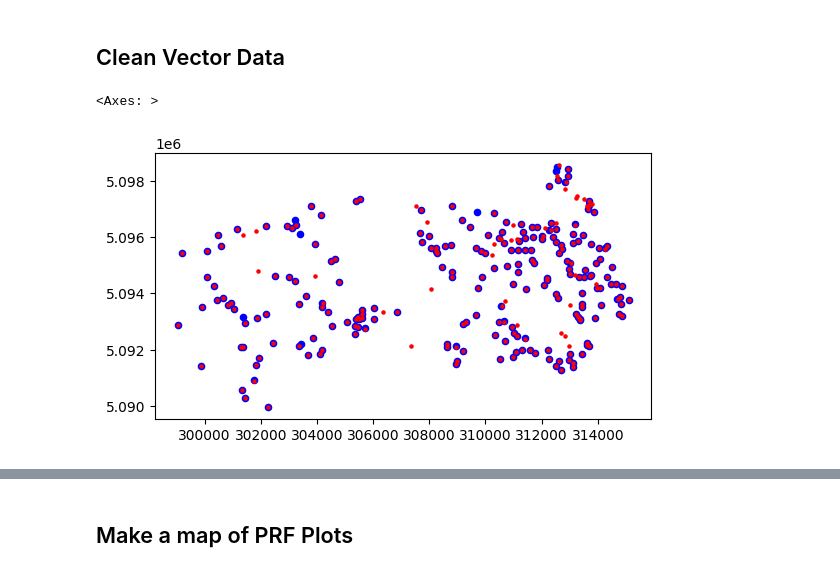
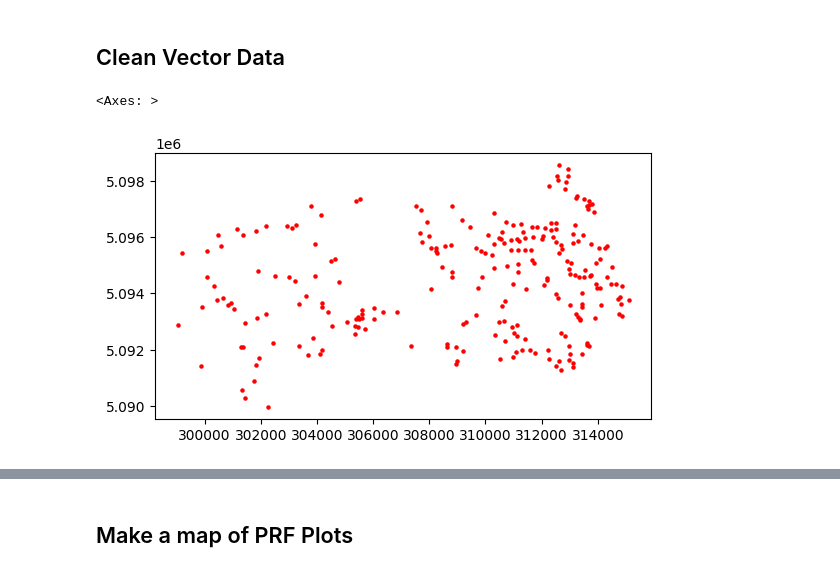
Before and after one commit to subornaa/Data-Analytics-Tutorials, a Jupyter notebook: preprocessing.ipynb, the cells around one changed output, grey strips where cells are left out. Saved outputs shown, nothing was run; the diff lists cells and outputs as text; code cells hidden in the pictures.

```diff
--- a/preprocessing.ipynb
+++ b/preprocessing.ipynb
@@ -178,19 +182,11 @@ boundary_gdf = gpd.read_file(os.path.join(data_dir, 'prf_boundary/prf_boundary.s
 # %%
 # Read plot data
 
 plots_2018_fpath = r'data/SPL2018_EFI_ground_plots/PRF_SPL2018_EFI_plots_pts_wgs84.shp'
 plots_2018_gdf = gpd.read_file(plots_2018_fpath)
 
-plots_2014_fpath = r'data\Points\AFRITPRF_Points_Sept26_14.shp'
-plots_2014_gdf = gpd.read_file(plots_2014_fpath)
-
-
-plots_2014_gdf.to_crs(plots_2018_gdf.crs, inplace=True)
-
-# Visualize both plot data sets
-ax = plots_2014_gdf.plot(color='blue',  markersize=20)
-plots_2018_gdf.plot(ax=ax, color='red', markersize=5)
+plots_2018_gdf.plot(color='red', markersize=5)
 # %% [output]
 <Axes: >
-[figure, old version]
+[figure, new version]
 # %%
```
Also changed, not shown: parts of 3 cells of this notebook.
